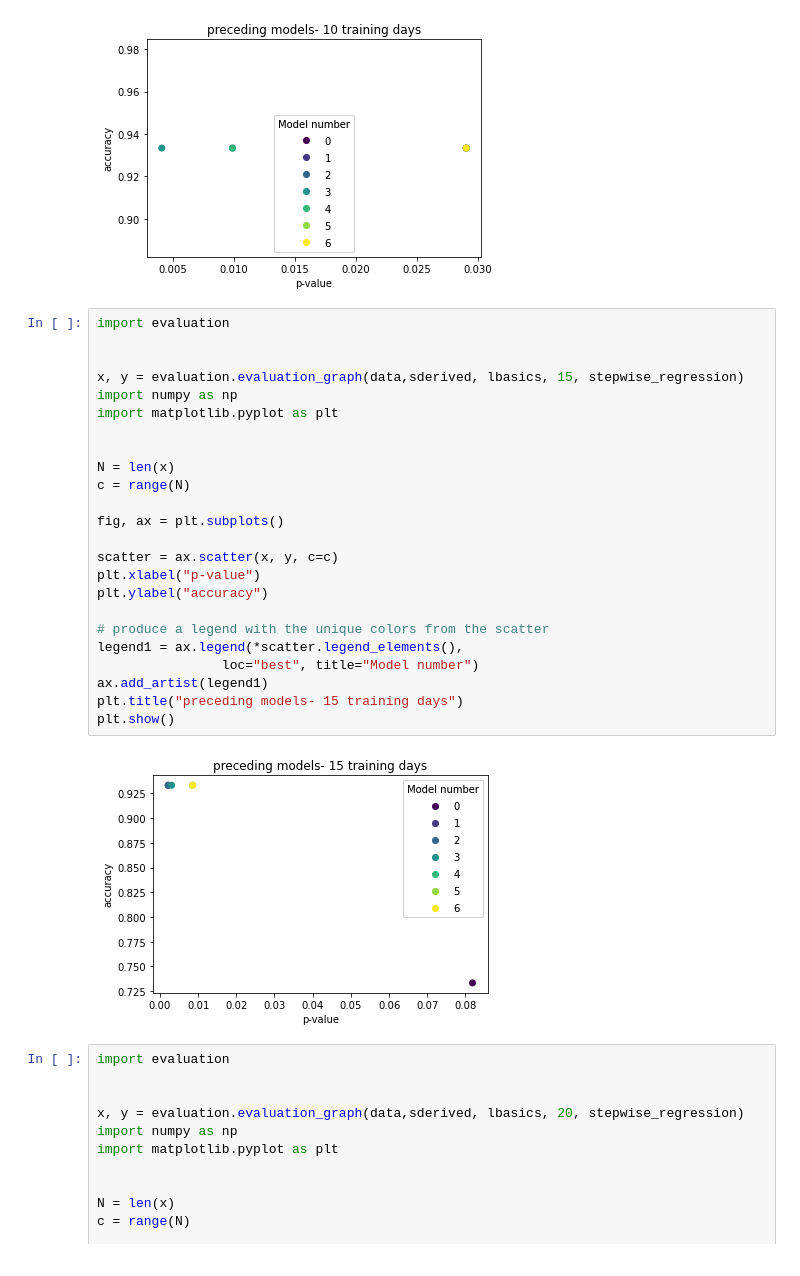
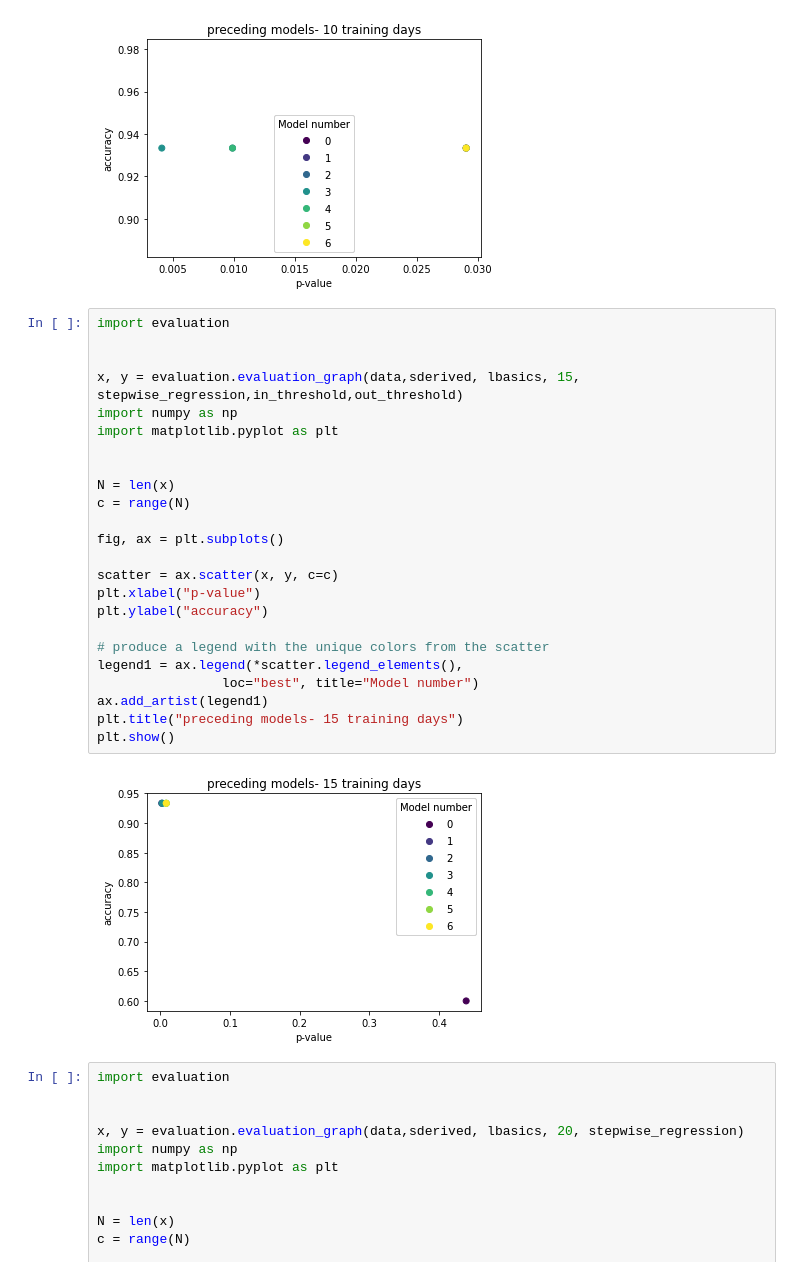
Before and after one commit to vladigr1/soft-project, a Jupyter notebook: labs/lab3.ipynb, the cells around one changed output. Cells and saved outputs as stored; diff of their text form.

Commit message:
fix: graphs to correct values

```diff
--- a/labs/lab3.ipynb
+++ b/labs/lab3.ipynb
@@ -93,29 +93,29 @@ plt.show()
 # %%
 import evaluation
 
 
-x, y = evaluation.evaluation_graph(data,sderived, lbasics, 15, stepwise_regression)
+x, y = evaluation.evaluation_graph(data,sderived, lbasics, 15, stepwise_regression,in_threshold,out_threshold)
 import numpy as np
 import matplotlib.pyplot as plt
 
 
 N = len(x)
 c = range(N)
 
 fig, ax = plt.subplots()
 
 scatter = ax.scatter(x, y, c=c)
 plt.xlabel("p-value")
 plt.ylabel("accuracy")
 
 # produce a legend with the unique colors from the scatter
 legend1 = ax.legend(*scatter.legend_elements(),
                 loc="best", title="Model number")
 ax.add_artist(legend1)
 plt.title("preceding models- 15 training days")
 plt.show()
 # %% [output]
-[figure, old version]
+[figure, new version]
 # %%
 import evaluation
 
```
